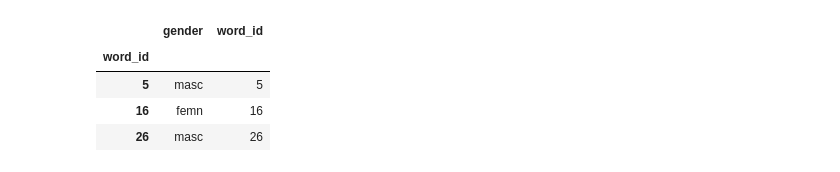
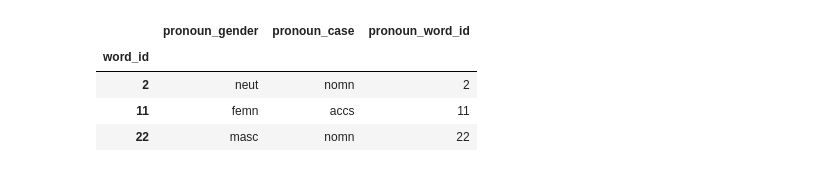
Before and after one commit to okulovsky/grammar_ru, a Jupyter notebook: notebooks/2022 Autumn/Antecedent.ipynb, the cells around one changed output. Cells and saved outputs as stored; diff of their text form; code cells hidden in the pictures.

Commit message:
Some code and result with last candidates

```diff
--- a/notebooks/2022 Autumn/Antecedent.ipynb
+++ b/notebooks/2022 Autumn/Antecedent.ipynb
@@ -7,7 +4,7 @@
 from tg.grammar_ru.common import Separator
 import pandas as pd
 
-s = 'Это поймёт каждый, если он не глуп. Надо изображать жизнь не такою, как она есть. Слон выронил мяч из хобота, и он покатился.'
+s = 'Приглашение, оно было отклонено. Здесь стояла ваза, пока ее не разбили. Слон выронил мяч из хобота, и он покатился.'
 db = Separator.build_bundle(s)
 db.data_frames['src']
 # %% [output]
@@ -57,27 +54,28 @@ morphology_df
 # %%
-    def _get_pronoun_filter():
-        return lambda x: ((x.normal_form == 'он') |
-                          (x.normal_form == 'она') |
-                          (x.normal_form == 'оно'))
+def _get_pronoun_filter():
+    return lambda x: ((x.normal_form == 'он') |
+                      (x.normal_form == 'она') |
+                      (x.normal_form == 'оно'))
 
-    def _get_row_filter(pronoun_row: pd.Series):
-        return lambda x: ((x.gender == pronoun_row.gender) &
-                          (x.number == 'sing') &
-                          ((x.POS == 'NOUN') |
-                           (x.POS == 'ADJF') |
-                           (x.POS == 'ADJS') |
-                           (x.POS == 'NPRO') |
-                           (x.POS == 'PRCL') |
-                           (x.POS == 'PRTF') |
-                           (x.POS == 'PRTS') |
-                           (x.POS == 'ADVB')))
+def _get_candidate_filter():
+    return lambda x: ((x.number == 'sing') &
+                      ((x.POS == 'NOUN') |
+                       (x.POS == 'PRON') |
+                       (x.POS == 'ADJF') |
+                       (x.POS == 'ADJS') |
+                       (x.POS == 'NPRO') |
+                       (x.POS == 'PRCL') |
+                       (x.POS == 'PRTF') |
+                       (x.POS == 'PRTS') |
+                       (x.POS == 'ADVB')))
 # %%
-pronouns_df = morphology_df.loc[_get_pronoun_filter(), ['gender']]
+pronouns_df = morphology_df.loc[_get_pronoun_filter(), ['gender', 'case']]
 pronouns_df['word_id'] = pronouns_df.index
+pronouns_df = pronouns_df.add_prefix('pronoun_')
 pronouns_df
 # %% [output]
-|  | gender | word_id |
-| word_id |  |  |
-| 5 | masc | 5 |
-| 16 | femn | 16 |
-| 26 | masc | 26 |
+|  | pronoun_gender | pronoun_case | pronoun_word_id |
+| word_id |  |  |  |
+| 2 | neut | nomn | 2 |
+| 11 | femn | accs | 11 |
+| 22 | masc | nomn | 22 |
```
Also changed, not shown: parts of 26 cells of this notebook.
